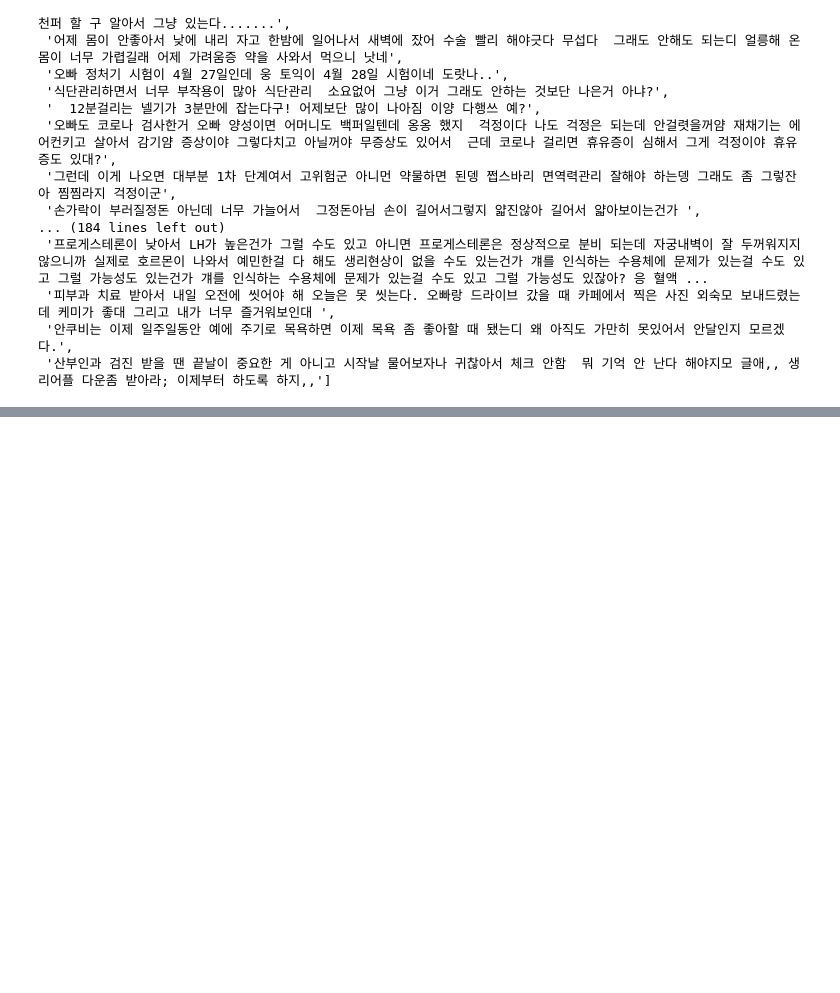
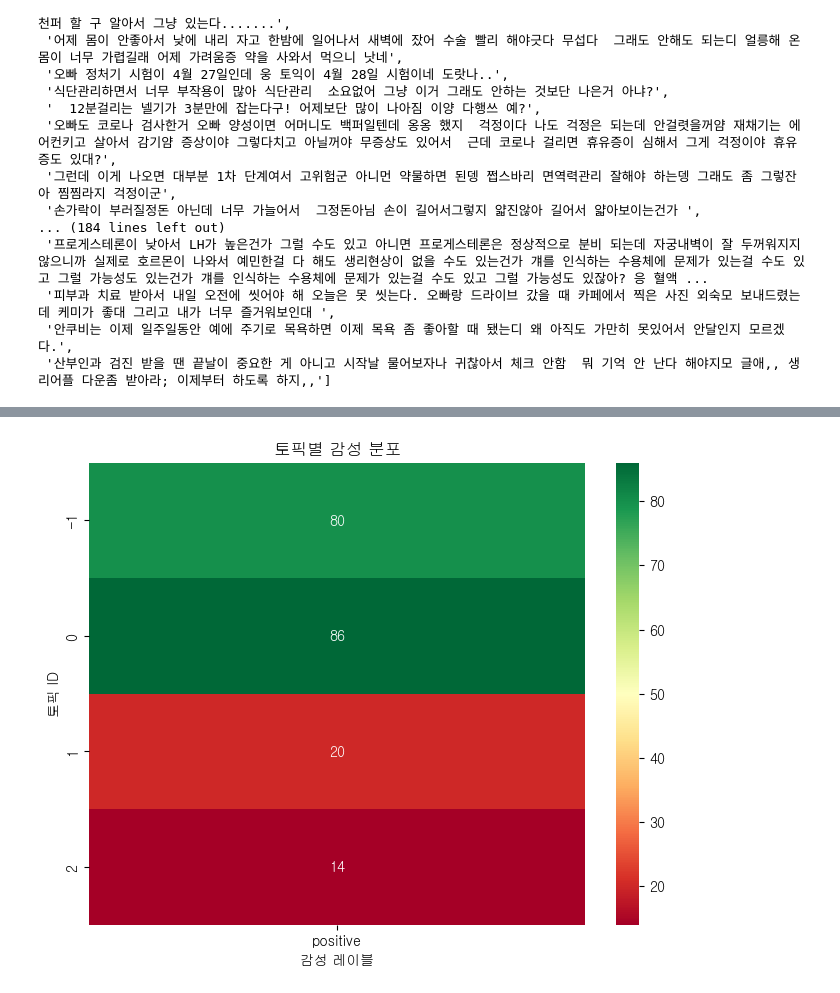
Before and after one commit to good0neighbour/ESTCampAI, a Jupyter notebook: 언어지능(허깅페이스_NLP)/ex02_BERTopic_기반_텍스트마이닝.ipynb, the cells around one changed output, grey strips where cells are left out. Drawn from its saved outputs; the diff is of its cells as text; code cells hidden in the pictures; blank space fills up the shorter version.

```diff
--- a/언어지능(허깅페이스_NLP)/ex02_BERTopic_기반_텍스트마이닝.ipynb
+++ b/언어지능(허깅페이스_NLP)/ex02_BERTopic_기반_텍스트마이닝.ipynb
@@ -369,0 +879,10 @@ summaries
+# %%
+# 감성분석 모델 파이프라인 코드로 불러오기
+# 과제, 모델명, gpu 장치
+# 변수 sentiment_analyzer
+sentiment_analyzer = pipeline(
+    task = "sentiment-analysis",
+    model = "daekeun-ml/koelectra-small-v3-nsmc",
+    tokenizer = "daekeun-ml/koelectra-small-v3-nsmc",
+    device = 0
+)
@@ -369,0 +893,11 @@ summaries
+# %%
+# 토픽 할당된 요약본에 대해 감성 예측
+# topic 0 - 긍정? 부정?
+sentiments = [] # 예측 결과 문자열을 담을 리스트 변수
+
+for doc in tqdm(summaries, desc = "sentiment analysis..."):
+  result = sentiment_analyzer(doc[:512])[0] # bert 모델/t5 모델 포지션 임베딩 길이 512
+
+  # 'label' 값만 활용, 0: 'negative', 1: 'positive' -> 삼항연산자로 처리
+  sent_label = 'negative' if result['label'] == 0 else 'positive'
+  sentiments.append(sent_label)
@@ -369,0 +908,8 @@ summaries
+# %%
+# 토픽 ID와 감성 레이블을 하나의 DF 병합
+# topics_sum, sentiments
+df_topic_sent = pd.DataFrame({
+    "topic": topics_sum, # 앞서 요약문 기반으로 할당된 토픽 ID 리스트
+    "sentiment": sentiments
+})
+df_topic_sent.groupby(by = 'topic').value_counts()
@@ -369,0 +924,13 @@ summaries
+# %%
+# 토픽X감성 분포 계산
+ct = pd.crosstab(df_topic_sent['topic'], df_topic_sent['sentiment'])
+
+# 데이터의 밀도, 분포를 한눈에 파악할 수 있는 그래프 - 히트맵
+plt.figure(figsize = (8, 6))
+sns.heatmap(ct, annot = True, fmt = "d", cmap = "RdYlGn")
+plt.title("토픽별 감성 분포")
+plt.xlabel("감성 레이블")
+plt.ylabel("토픽 ID")
+plt.show()
+# %% [output]
+[figure, added]
```
Also changed, not shown: parts of 57 cells of this notebook.
